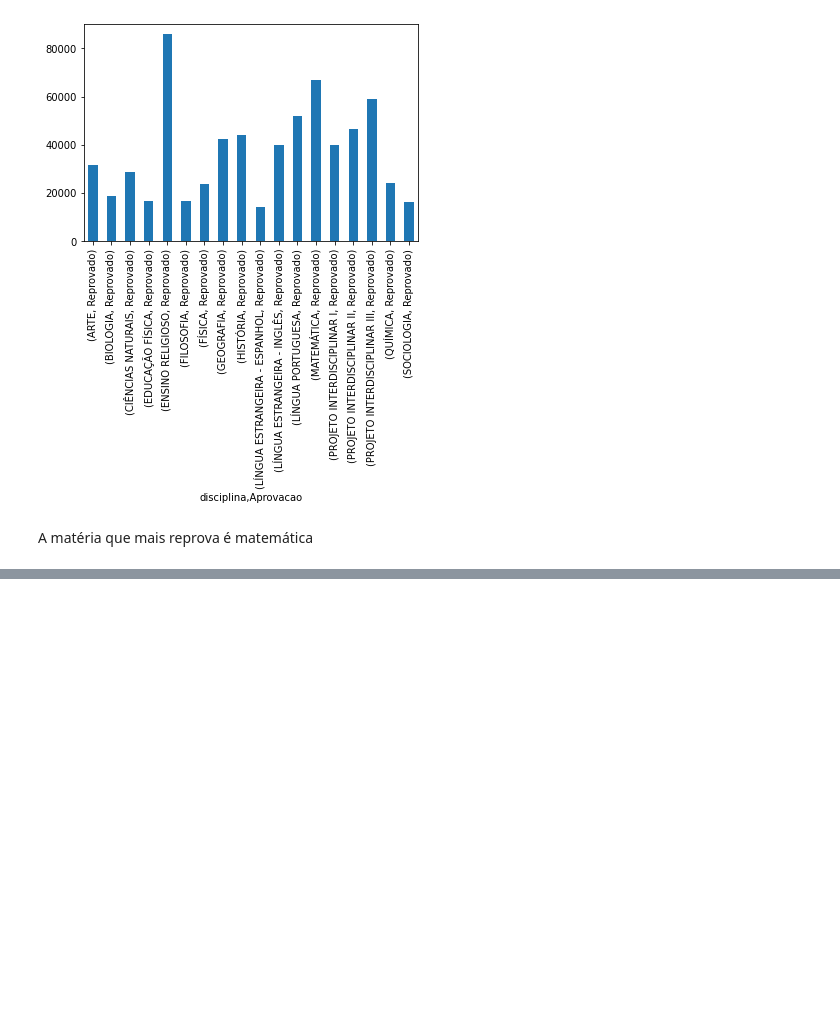
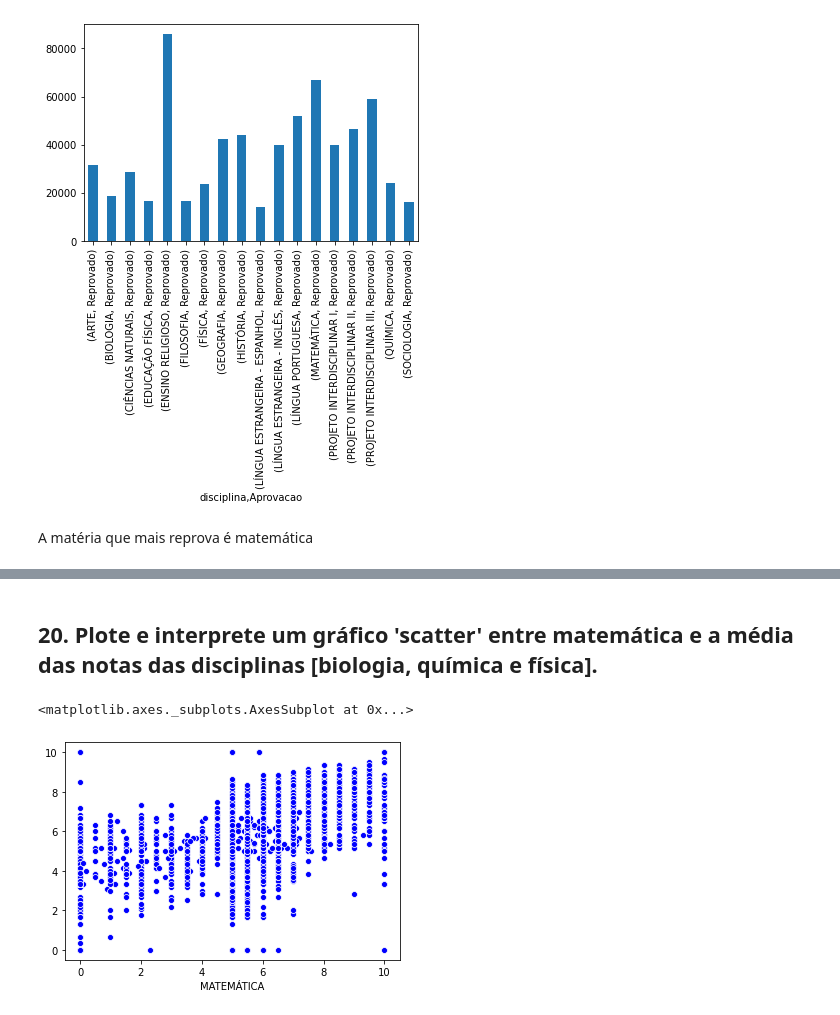
Before and after one commit to gizattos/Trabalho-Dados-Abertos-Desempenho-Escolar, a Jupyter notebook: trabalho01_Giovanni_Riccardi_Lourenzatto.ipynb, the cells around one changed output, grey strips where cells are left out. Cells and saved outputs as stored; diff of their text form; code cells hidden in the pictures; blank space fills up the shorter version.

```diff
--- a/trabalho01_Giovanni_Riccardi_Lourenzatto.ipynb
+++ b/trabalho01_Giovanni_Riccardi_Lourenzatto.ipynb
@@ -370,0 +569,8 @@ A matéria que mais reprova é matemática
+# %% [markdown]
+<h2>20. Plote e interprete um gráfico 'scatter' entre matemática e a média das notas das disciplinas [biologia, química e física].</h2>
+# %%
+mean = (new_dfna['BIOLOGIA'] + new_dfna['QUÍMICA'] + new_dfna['FÍSICA'])/3
+sns.scatterplot(x='MATEMÁTICA', y=mean,data=new_dfna, color='b')
+# %% [output]
+<matplotlib.axes._subplots.AxesSubplot at 0x...>
+[figure, added]
```
Also changed, not shown: parts of 29 cells of this notebook.
